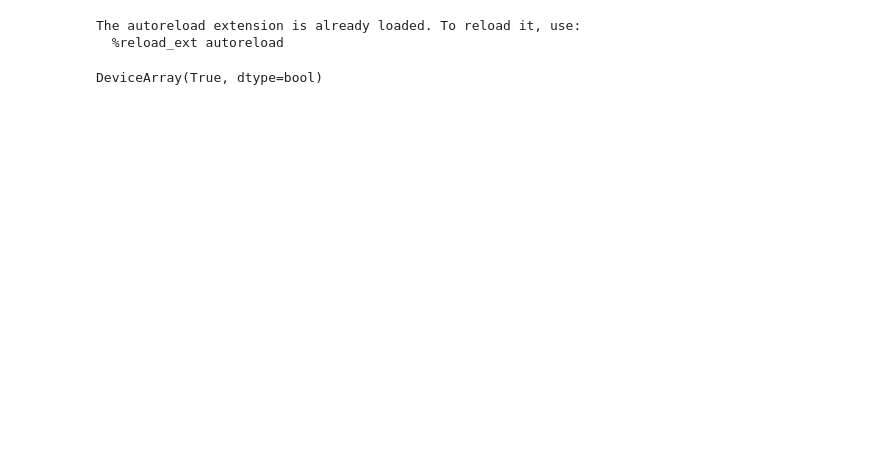
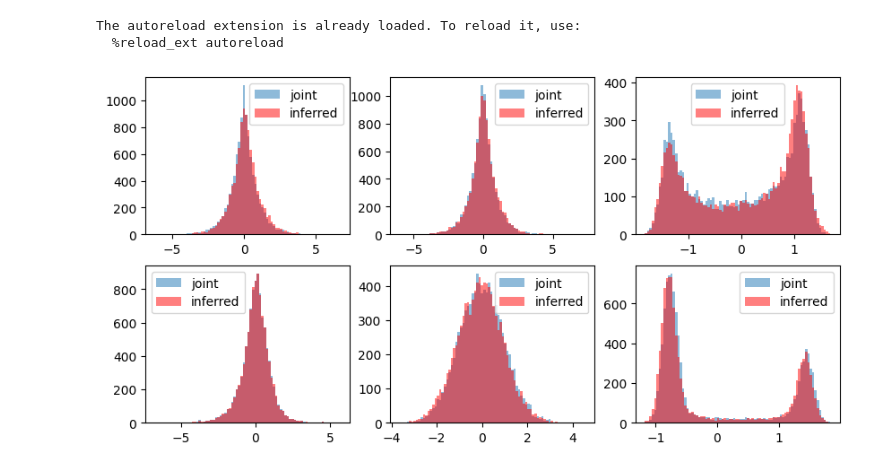
Before and after one commit to aldopareja/CNF-diff-probprog, a Jupyter notebook: CNF_demo.ipynb, the cells around one changed output. Saved outputs shown, nothing was run; the diff lists cells and outputs as text; code cells hidden in the pictures; blank space fills up the shorter version.

Commit message:
reproduced the experiment on the bayesian aritmetic network

```diff
--- a/CNF_demo.ipynb
+++ b/CNF_demo.ipynb
@@ -11,15 +13,19 @@ from aritmetic_bayesian_network import bayesian_network, augmented_sample
 The autoreload extension is already loaded. To reload it, use:
   %reload_ext autoreload
 # %%
-model = CNF(
-    num_latents=10,
-    num_conds=10,
-    width_size=64,
-    num_blocks=1,
-    depth=3,
-    key=PRNGKey(5673)
+m_cfg = dict(
+    key = PRNGKey(0),
+    num_augments = 9,
+    width_size = 128,
+    num_blocks = 1,
+    depth = 3,
 )
+m = initialize_model(
+    model_cfg=m_cfg,
+    load_idx=0,
+    chkpt_folder="aritmetic_bayesian_chkpts/",
+)
 # %%
-jnp.isclose(5.0,4.6,rtol=0.1)
+ks = split(PRNGKey(5327),20000)
+*all_z_batches, x0_b, x1_b = vmap(bayesian_network)(ks[:10000])
+all_z_batches_hat = vmap(m.rsample)(x0_b,x1_b,ks[10000:])
-# %% [output]
-DeviceArray(True, dtype=bool)
@@ -36,0 +32,10 @@ x1 = tfd.Normal(z5,0.1).sample(seed=sks[7])
+# %%
+fig, axs = plt.subplots(2,3, figsize=(10,5))
+for i,(z,z_) in enumerate(zip(all_z_batches,all_z_batches_hat)):
+    col = i % 3
+    row = 0 if i <= 2 else 1
+    _ ,bins, _ = axs[row,col].hist(onp.array(z), bins = 80, alpha=0.5, label='joint')
+    _ = axs[row,col].hist(onp.array(z_), bins = bins, alpha=0.5, color='red', label='inferred')
+    axs[row,col].legend()
+# %% [output]
+[figure, added]
```
Also changed, not shown: parts of 3 cells of this notebook.
